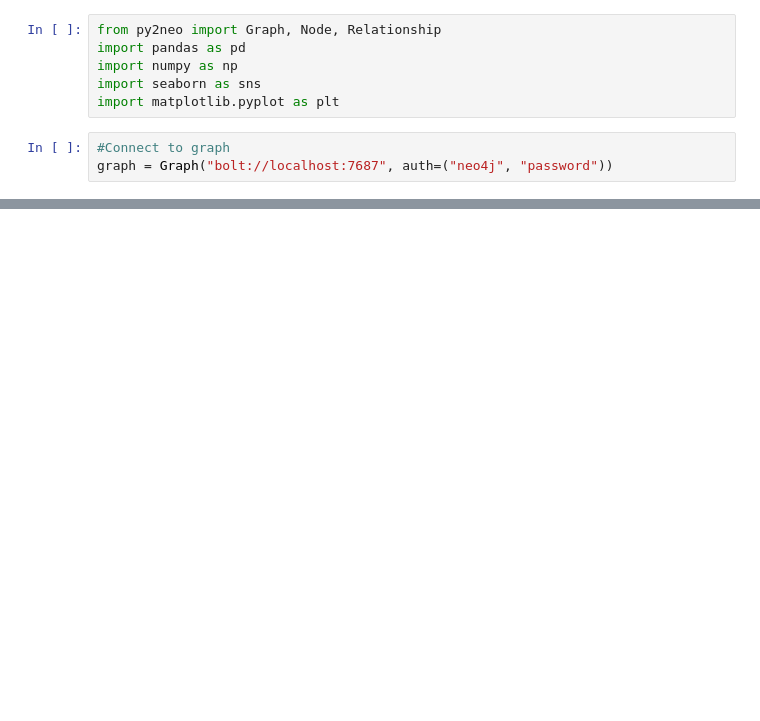
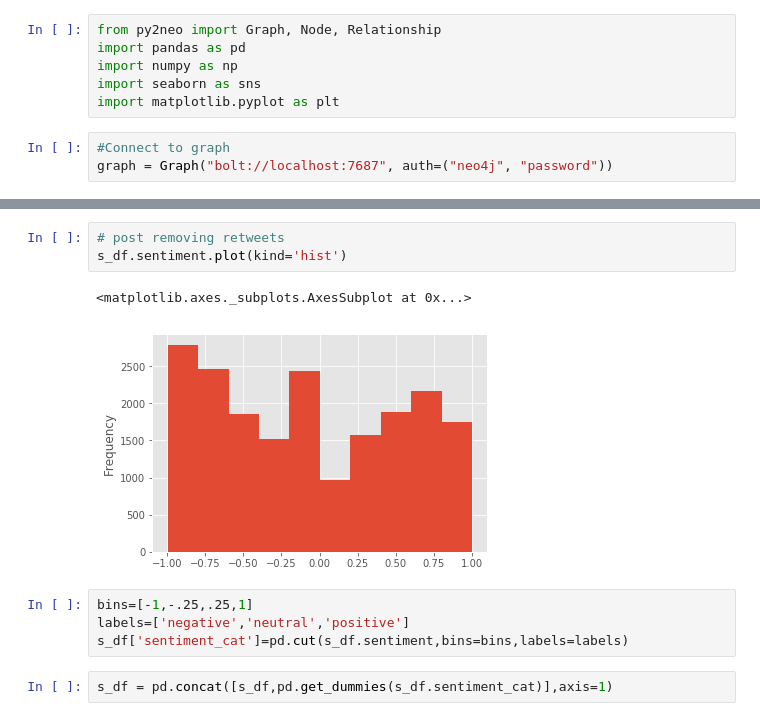
Before and after one commit to danjizquierdo/1stPrimaryDebateNight2020, a Jupyter notebook: SentimentalNotebook.ipynb, the cells around one changed output, grey strips where cells are left out. Drawn from its saved outputs; the diff is of its cells as text; blank space fills up the shorter version.

```diff
--- a/SentimentalNotebook.ipynb
+++ b/SentimentalNotebook.ipynb
@@ -30,0 +46,12 @@ for candidate in df.candidate:
+# %%
+# post removing retweets
+s_df.sentiment.plot(kind='hist')
+# %% [output]
+<matplotlib.axes._subplots.AxesSubplot at 0x...>
+[figure, added]
+# %%
+bins=[-1,-.25,.25,1]
+labels=['negative','neutral','positive']
+s_df['sentiment_cat']=pd.cut(s_df.sentiment,bins=bins,labels=labels)
+# %%
+s_df = pd.concat([s_df,pd.get_dummies(s_df.sentiment_cat)],axis=1)
```
Also changed, not shown: parts of 18 cells of this notebook.
